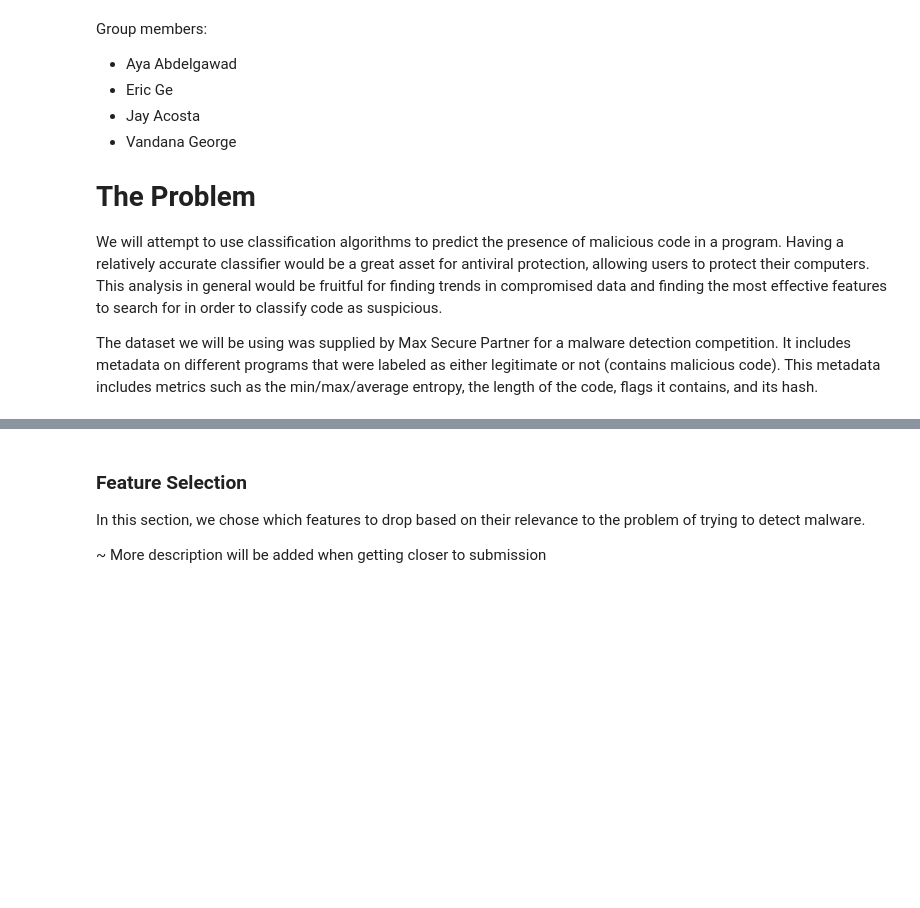
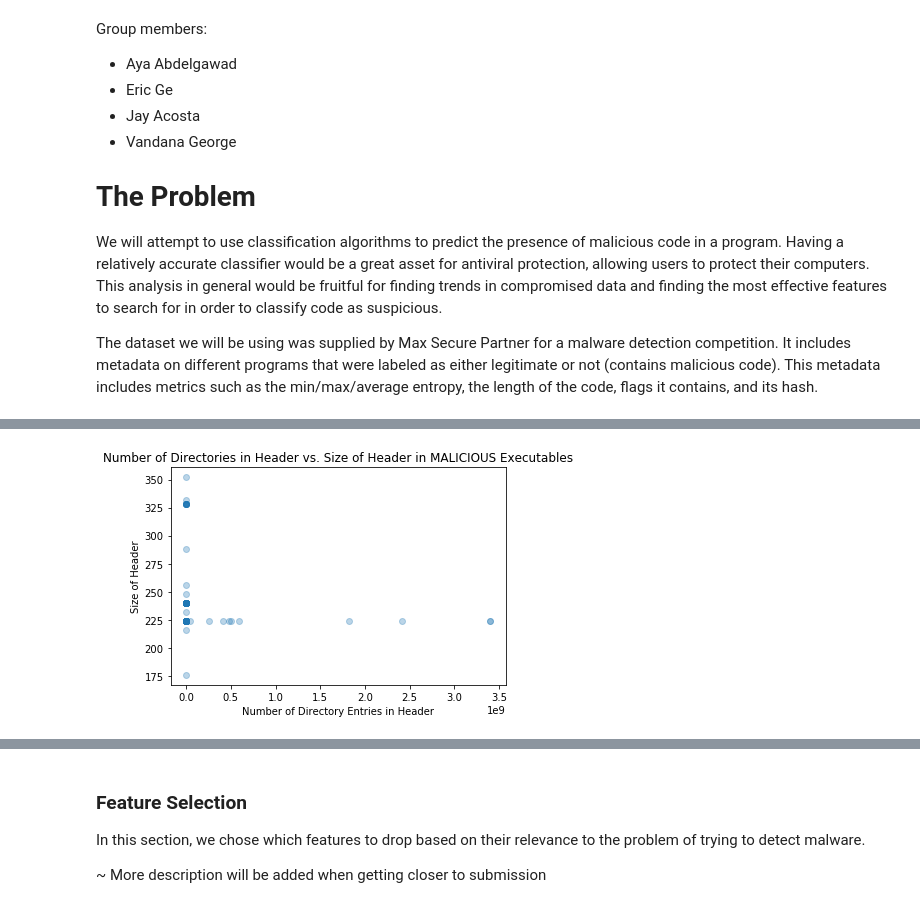
Before and after one commit to ayaabdelgawad/categorize-viruses, a Jupyter notebook: mal-classifier.ipynb, the cells around one changed output, grey strips where cells are left out. Drawn from its saved outputs; the diff is of its cells as text; code cells hidden in the pictures; blank space fills up the shorter version.

```diff
--- a/mal-classifier.ipynb
+++ b/mal-classifier.ipynb
@@ -42,0 +147,15 @@ data.describe(include='all')
+# %%
+# Now let's try plotting those variables for our malicious records
+not_legit = data[data['legitimate'] == 0]
+plt.scatter(not_legit['NumberOfRvaAndSizes'], not_legit['SizeOfOptionalHeader'], alpha=0.3)
+plt.xlabel('Number of Directory Entries in Header')
+plt.ylabel('Size of Header')
+plt.title('Number of Directories in Header vs. Size of Header in MALICIOUS Executables')
+plt.show()
+
+# The graph below strongly resembles the one where we included all our dataset, indicating that the odd behavior
+# originates from our malicious records. Though these strange behaviors may not be all that frequent (the points'
+# transparency was set to 30% to help show this), this trend is still helpful to keep in mind, as it indicates
+# these features may be helpful for classification.
+# %% [output]
+[figure, added]
```
Also changed, not shown: parts of 21 cells of this notebook.
